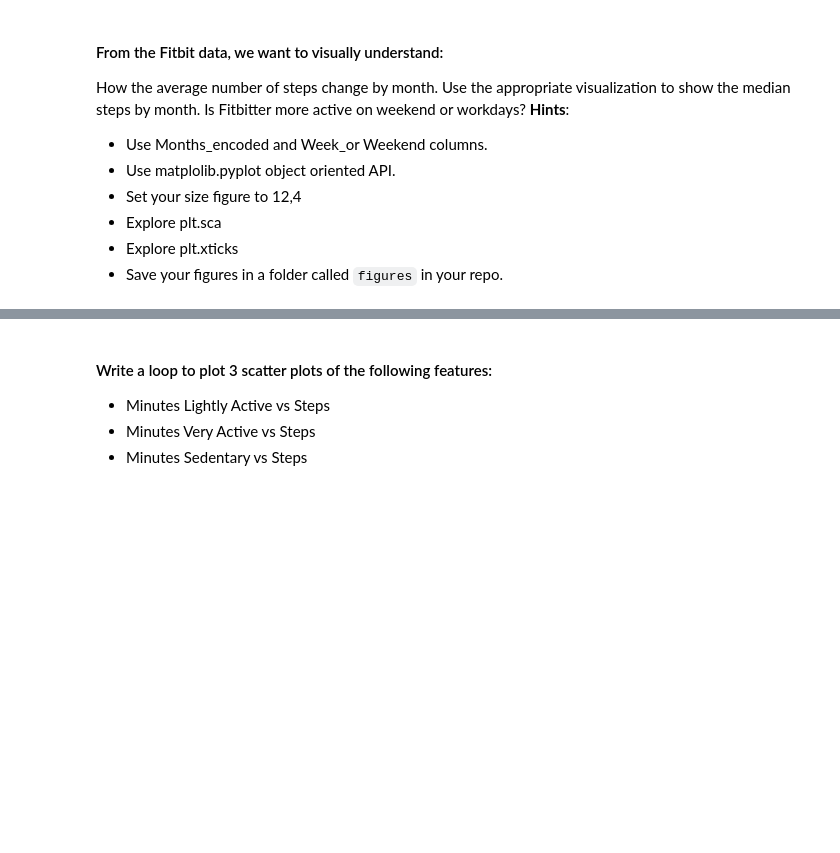
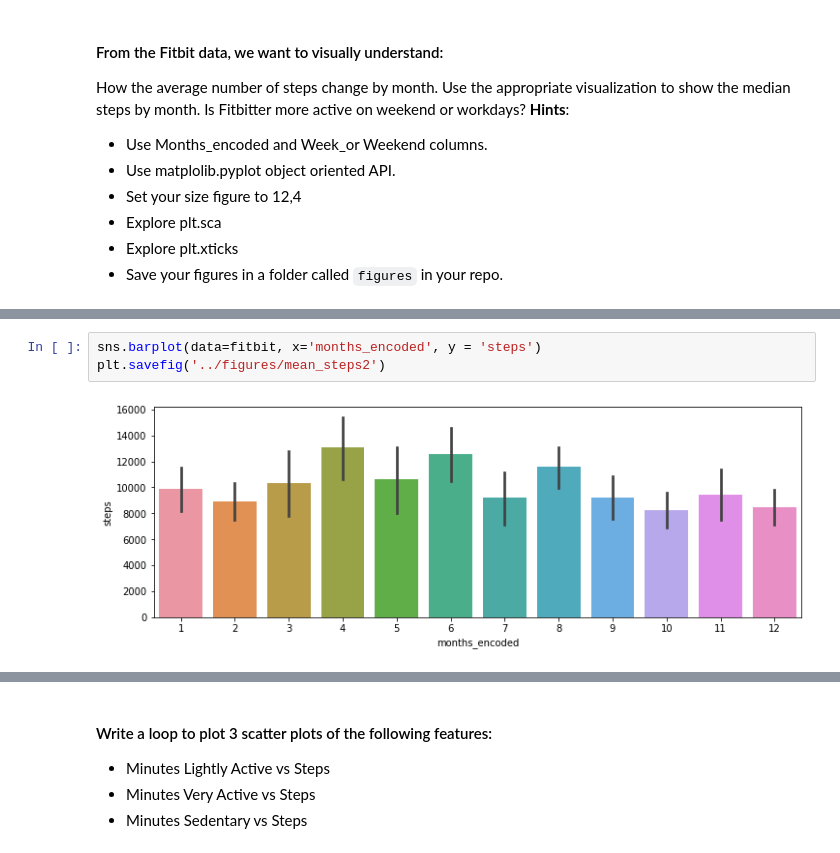
Before and after one commit to Ironhack-Data-Madrid-Marzo-2022/5.2-lab-matplotlib-seaborn, a Jupyter notebook: your-code/main.ipynb, the cells around one changed output, grey strips where cells are left out. Drawn from its saved outputs; the diff is of its cells as text; blank space fills up the shorter version.

```diff
--- a/your-code/main.ipynb
+++ b/your-code/main.ipynb
@@ -33,0 +76,5 @@ How the average number of steps change by month. Use the appropriate visualizati
+# %%
+sns.barplot(data=fitbit, x='months_encoded', y = 'steps')
+plt.savefig('../figures/mean_steps2')
+# %% [output]
+[figure, added]
```
Also changed, not shown: parts of 63 cells of this notebook, 16 other files.
